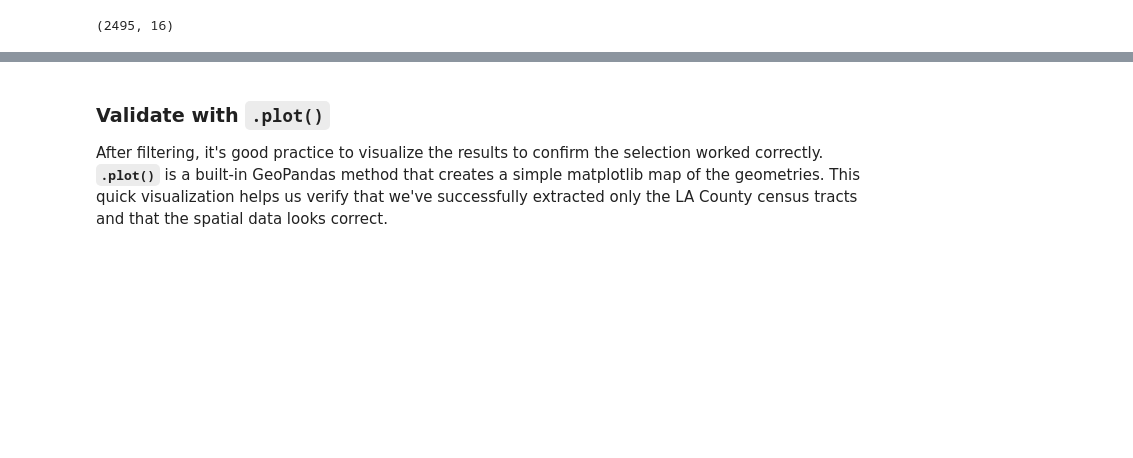
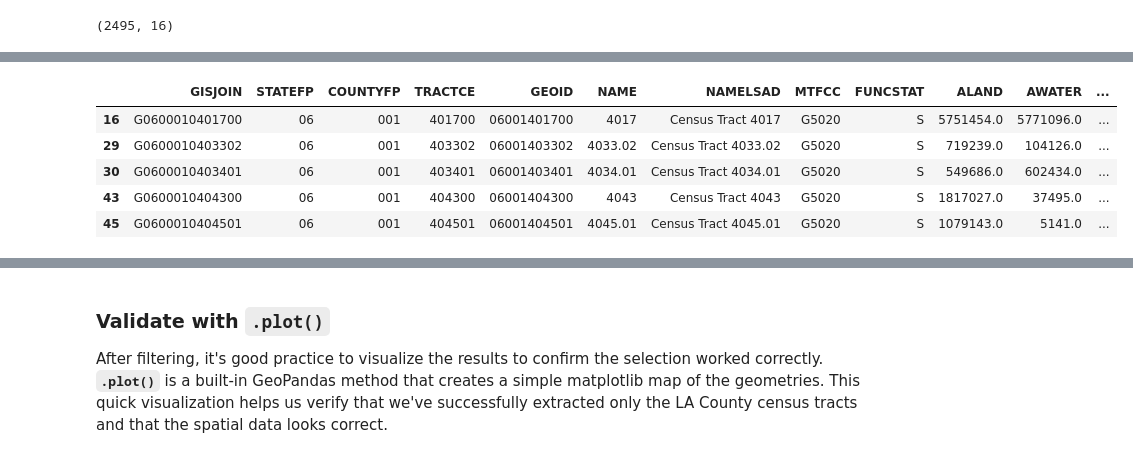
Before and after one commit to jingxuehan0707/ccgt-workshop-opensr-gis, a Jupyter notebook: open-source-gis-with-python.ipynb, the cells around one changed output, grey strips where cells are left out. Cells and saved outputs as stored; diff of their text form; code cells hidden in the pictures; blank space fills up the shorter version.

```diff
--- a/open-source-gis-with-python.ipynb
+++ b/open-source-gis-with-python.ipynb
@@ -149,0 +166,16 @@ la_county_census_tracts_gdf.shape
+# %%
+# Filter California Census Tracts
+where_clause = ca_census_tracts_gdf['AWATER'] > 0
+
+# Apply the filter
+water_census_tracts_gdf = ca_census_tracts_gdf[where_clause]
+
+# Display dimensions of the GeoDataFrame
+water_census_tracts_gdf.head()
+# %% [output]
+|  | GISJOIN | STATEFP | COUNTYFP | TRACTCE | GEOID | NAME | NAMELSAD | MTFCC | FUNCSTAT | ALAND | AWATER | ... |
+| 16 | G0600010401700 | 06 | 001 | 401700 | 06001401700 | 4017 | Census Tract 4017 | G5020 | S | 5751454.0 | 5771096.0 | ... |
+| 29 | G0600010403302 | 06 | 001 | 403302 | 06001403302 | 4033.02 | Census Tract 4033.02 | G5020 | S | 719239.0 | 104126.0 | ... |
+| 30 | G0600010403401 | 06 | 001 | 403401 | 06001403401 | 4034.01 | Census Tract 4034.01 | G5020 | S | 549686.0 | 602434.0 | ... |
+| 43 | G0600010404300 | 06 | 001 | 404300 | 06001404300 | 4043 | Census Tract 4043 | G5020 | S | 1817027.0 | 37495.0 | ... |
+| 45 | G0600010404501 | 06 | 001 | 404501 | 06001404501 | 4045.01 | Census Tract 4045.01 | G5020 | S | 1079143.0 | 5141.0 | ... |
```
Also changed, not shown: parts of 16 cells of this notebook.
